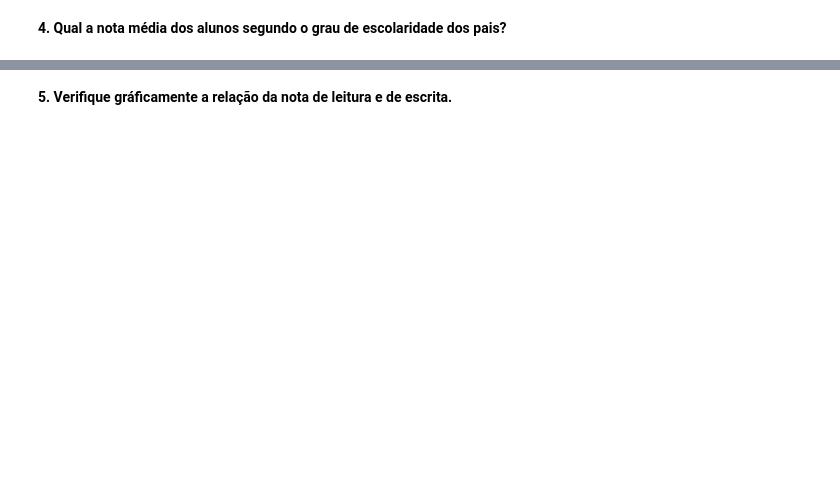
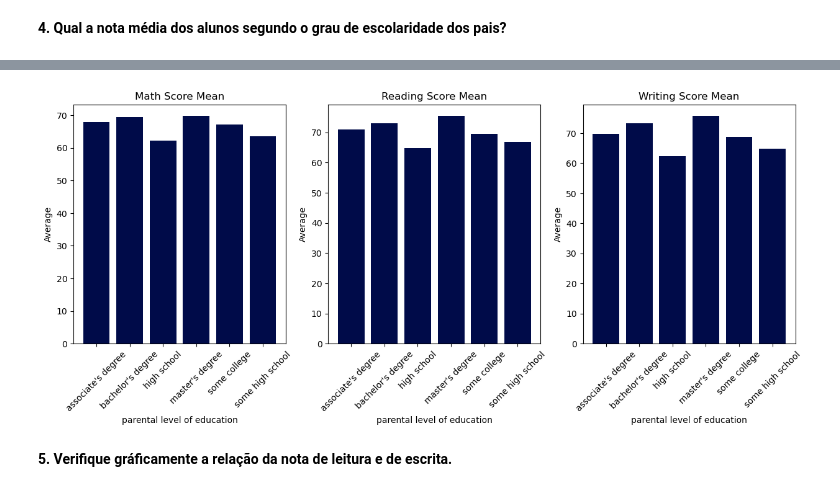
Before and after one commit to talitacgs/Statistics_with_Python, a Jupyter notebook: Frequencias_e_Medidas.ipynb, the cells around one changed output, grey strips where cells are left out. Saved outputs shown, nothing was run; the diff lists cells and outputs as text; code cells hidden in the pictures; blank space fills up the shorter version.

```diff
--- a/Frequencias_e_Medidas.ipynb
+++ b/Frequencias_e_Medidas.ipynb
@@ -196,2 +231,38 @@ Observa-se que os alunos, cujos pais possuem um maior nível educacional, possue
+# %%
+grade_grouped = df.groupby("parental level of education").mean()
+
+fig,axes = plt.subplots(nrows=1,ncols=3,figsize=(15,5))
+
+axes[0].bar(grade_grouped.index,
+             grade_grouped["math score"],
+             color="#000B49")
+axes[0].set(xlabel="parental level of education",
+            ylabel="Average",
+            title="Math Score Mean")
+
+axes[0].set_xticks(ticks = grade_grouped.index,labels = grade_grouped.index, rotation = 45)
+
+axes[1].bar(grade_grouped.index,
+             grade_grouped["reading score"],
+             color="#000B49")
+axes[1].set(xlabel="parental level of education",
+            ylabel="Average",
+            title="Reading Score Mean")
+
+axes[1].set_xticks(ticks = grade_grouped.index,labels = grade_grouped.index, rotation = 45)
+
+axes[2].bar(grade_grouped.index,
+             grade_grouped["writing score"],
+             color="#000B49")
+axes[2].set(xlabel="parental level of education",
+            ylabel="Average",
+            title="Writing Score Mean")
+
+axes[2].set_xticks(ticks = grade_grouped.index,labels = grade_grouped.index, rotation = 45)
+
+
+plt.show()
+# %% [output]
+[figure, added]
 # %% [markdown]
 **5. Verifique gráficamente a relação da nota de leitura e de escrita.**
```
Also changed, not shown: parts of 8 cells of this notebook.
